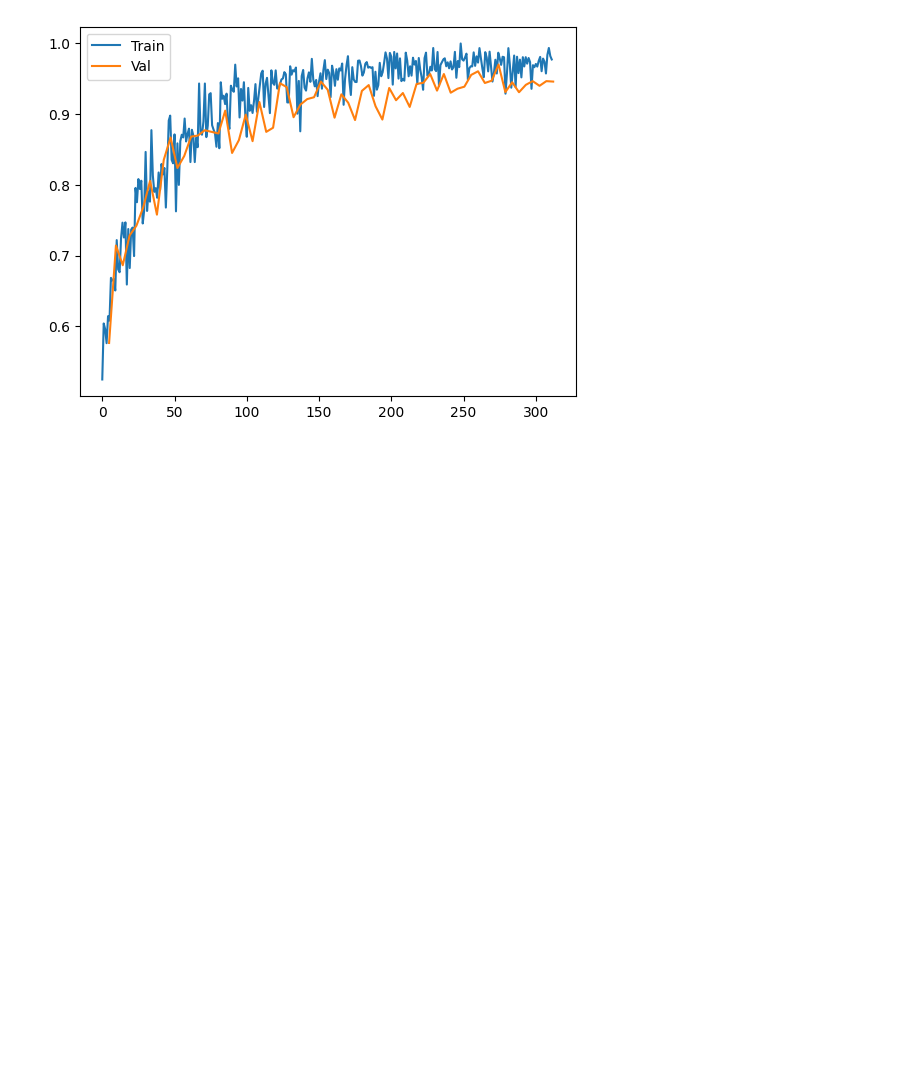
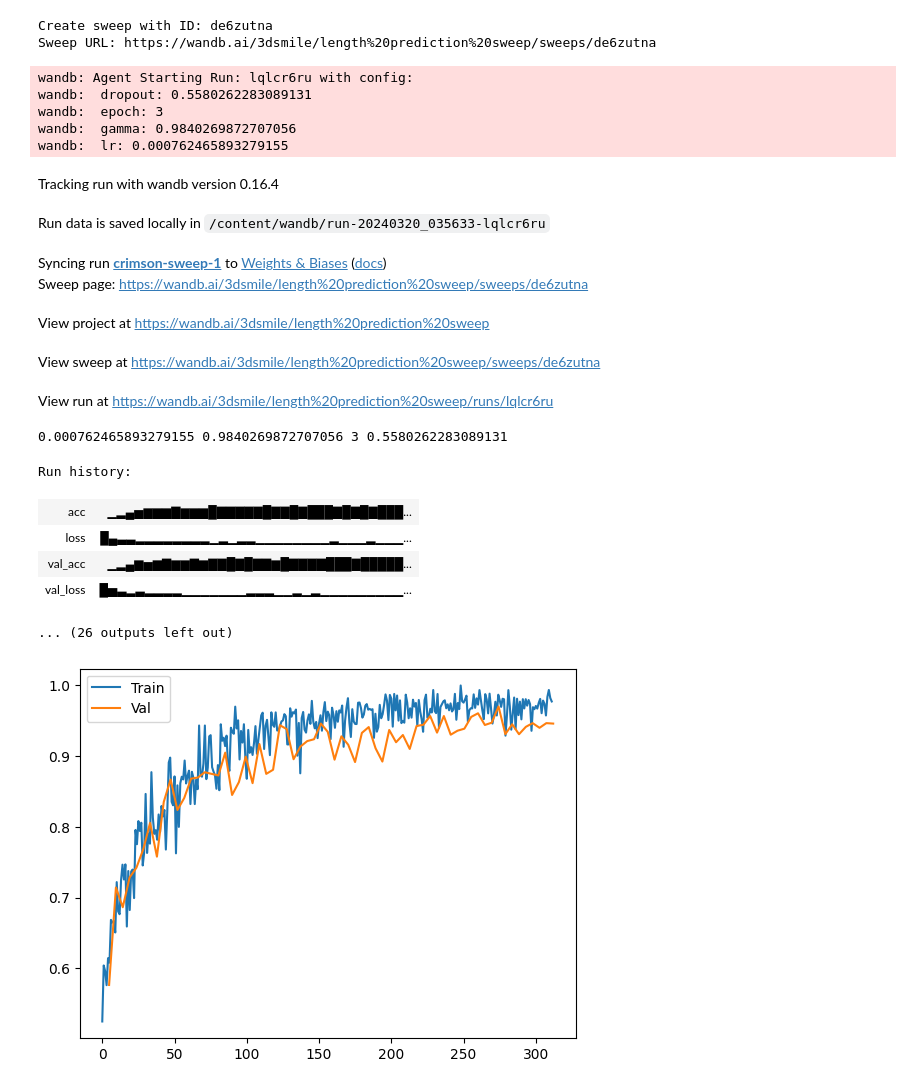
Before and after one commit to weathon/3d2smile, a Jupyter notebook: finetune.ipynb, the cells around one changed output. Saved outputs shown, nothing was run; the diff lists cells and outputs as text; code cells hidden in the pictures; blank space fills up the shorter version.

```diff
--- a/finetune.ipynb
+++ b/finetune.ipynb
@@ -205,9 +267,9 @@ molecules_rows.columns
 import random
 converter = deepsmiles.Converter(rings=True, branches=True)
 cids = list(molecules_rows[" cid"])
-train_cids = [i for i in cids if not i in [286, 6587, 6562, 11203]]
+train_cids = [i for i in cids if not i in [8100, 7298, 40555, 13007, 61929, 93058, 220010, 14020, 97502, 93058]]
 # val_cids = ["a"]
-val_cids = [286, 6587, 6562, 11203]
+val_cids = [8100, 7298, 40555, 13007, 61929, 93058, 220010, 14020, 97502, 93058]
 test_cids = []
 
 train_names = [i for i in os.listdir("./images") if int(i.split("_")[0]) in train_cids]
@@ -285,7 +351,7 @@ def val():
   xmask = triangle_mask(padded_x[1]).to(device)
   text_in = padded_x[0].to(device)
 
-  outputs = eval_mod(image, text_in, xmask)
+  outputs = eval_mod(image, text_in, xmask, 0)
   loss = loss_fn(outputs, text_out)
 
 
@@ -315,7 +383,7 @@ torch.manual_seed(0)
 # %%
 # train()
 # %%
-def train(reload=True, split=1, pretrain="mol_80k"): #duzikunkouke why zhege
+def train(reload=True, split=1, pretrain="mol_80k"):
   global mod
 #   wandb.init(config={
 #     "lr": 0.000152491047423332767,
@@ -345,6 +413,7 @@ def train(reload=True, split=1, pretrain="mol_80k"): #duzikunkouke why zhege
       i.require_grad = True
     for i in mod.encoder.projection.parameters(): #forgot about this forgrt to set oiit to false just checked history this is why
       i.require_grad = True
+  print(lr, gamma, epoch, dropout)
   losses = []
   access = []
   val_acc = []
@@ -355,7 +424,7 @@ def train(reload=True, split=1, pretrain="mol_80k"): #duzikunkouke why zhege
   import pylab
   scheduler = torch.optim.lr_scheduler.ExponentialLR(optimizer, gamma)
   running_loss = 0
-  for epoch in range(epoch):
+  for _ in range(epoch): #why there is no this problem before??!?!?!
     np.random.shuffle(train_names)
     mod = mod.train(True) #this will cuz a deep in training loss
     # ids = [i for i in os.listdir("images") if not i.startswith("638066")]
@@ -377,7 +446,7 @@ def train(reload=True, split=1, pretrain="mol_80k"): #duzikunkouke why zhege
       text_in = padded_x[0].to(device)
 
       optimizer.zero_grad()
-      outputs = mod(image, text_in, xmask)
+      outputs = mod(image, text_in, xmask, dropout)
       #loss = loss_fn(outputs, text_outi) guaibude yyixiazinamegao
       loss = loss_fn(outputs, text_out)
 
@@ -453,8 +539,10 @@ sweep_configuration = {
         "lr": {"max": 0.001, "min": 0.0005},
         "gamma": {"max": 1.0, "min": 0.95},
         "epoch": {"values":[1,2,3,4]},
+        "dropout": {"min":0.5, "max":0.98}
     },
 }
 # 3: Start the sweep
 sweep_id = wandb.sweep(sweep=sweep_configuration, project="length prediction sweep")
 wandb.agent(sweep_id, function=train)
+# %% [output]
@@ -461,3 +551,24 @@ wandb.agent(sweep_id, function=train)
+Create sweep with ID: de6zutna
+Sweep URL: https://wandb.ai/3dsmile/length%20prediction%20sweep/sweeps/de6zutna
+wandb: Agent Starting Run: lqlcr6ru with config:
+wandb:  dropout: 0.5580262283089131
+wandb:  epoch: 3
+wandb:  gamma: 0.9840269872707056
+wandb:  lr: 0.000762465893279155
+Tracking run with wandb version 0.16.4
+Run data is saved locally in /content/wandb/run-20240320_035633-lqlcr6ru
+Syncing run crimson-sweep-1 to Weights & Biases (docs)
+Sweep page: https://wandb.ai/3dsmile/length%20prediction%20sweep/sweeps/de6zutna
+View project at https://wandb.ai/3dsmile/length%20prediction%20sweep
+View sweep at https://wandb.ai/3dsmile/length%20prediction%20sweep/sweeps/de6zutna
+View run at https://wandb.ai/3dsmile/length%20prediction%20sweep/runs/lqlcr6ru
+0.000762465893279155 0.9840269872707056 3 0.5580262283089131
+Run history:
+| acc | ▁▂▄▅▆▆▆▇▆▆▆█▇▇▇▇▇█▇▇█▇███▇█▇█▇███... |
+| loss | █▄▃▃▂▂▂▂▂▂▂▂▁▂▁▂▂▁▁▁▁▁▁▁▁▂▁▁▁▂▁▁▁... |
+| val_acc | ▁▂▄▆▅▆▇▆▆▇▆▇▇█▇█▇▇▆█▇▇▇▇███▇█████... |
+| val_loss | █▅▃▂▃▂▂▂▂▁▁▁▁▁▁▁▂▂▂▁▁▂▁▂▁▁▁▁▁▁▁▁▁... |
+... (26 outputs left out)
 # %%
 import scienceplots, pylab
 pylab.style.use(['science','ieee'])
```
Also changed, not shown: parts of 16 cells of this notebook.
